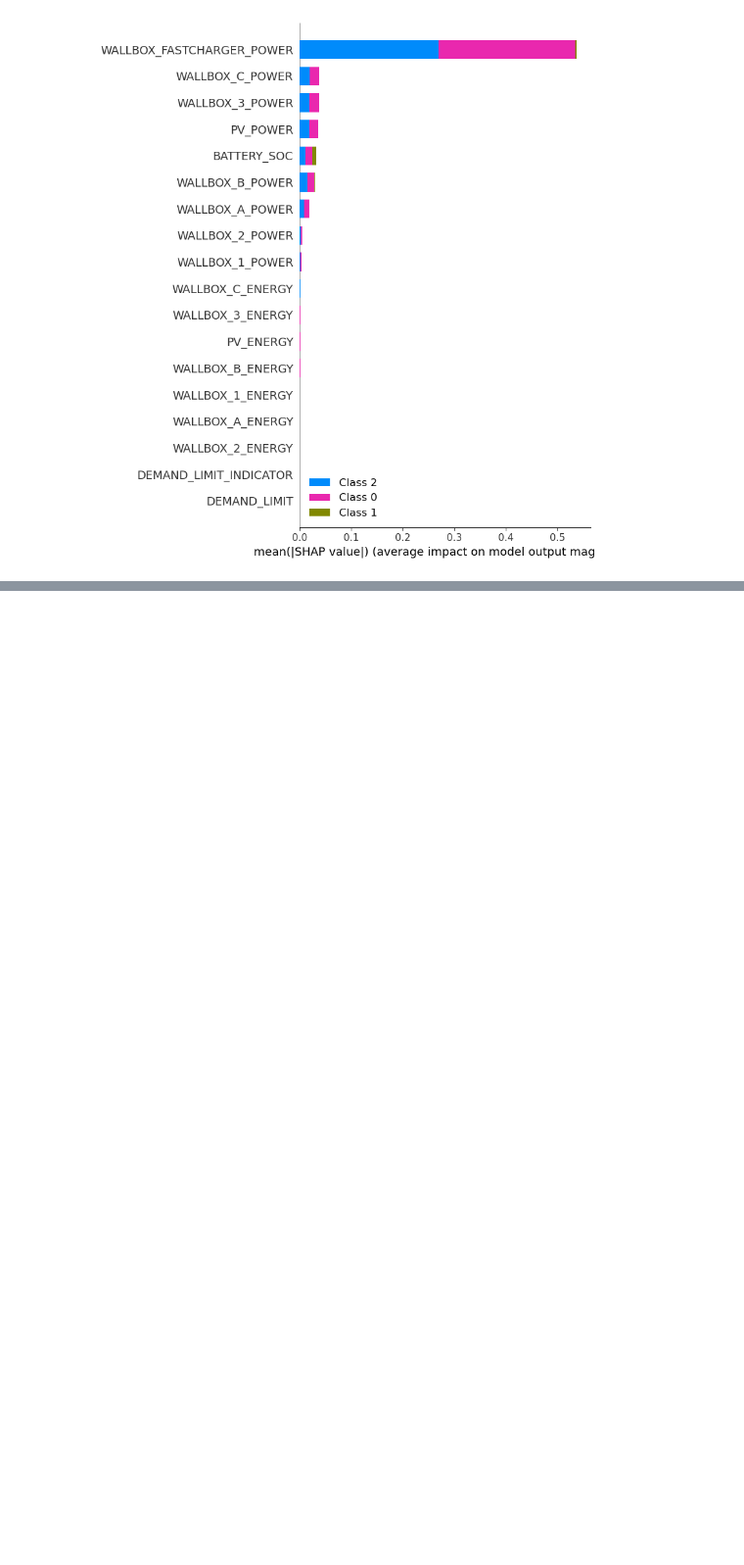
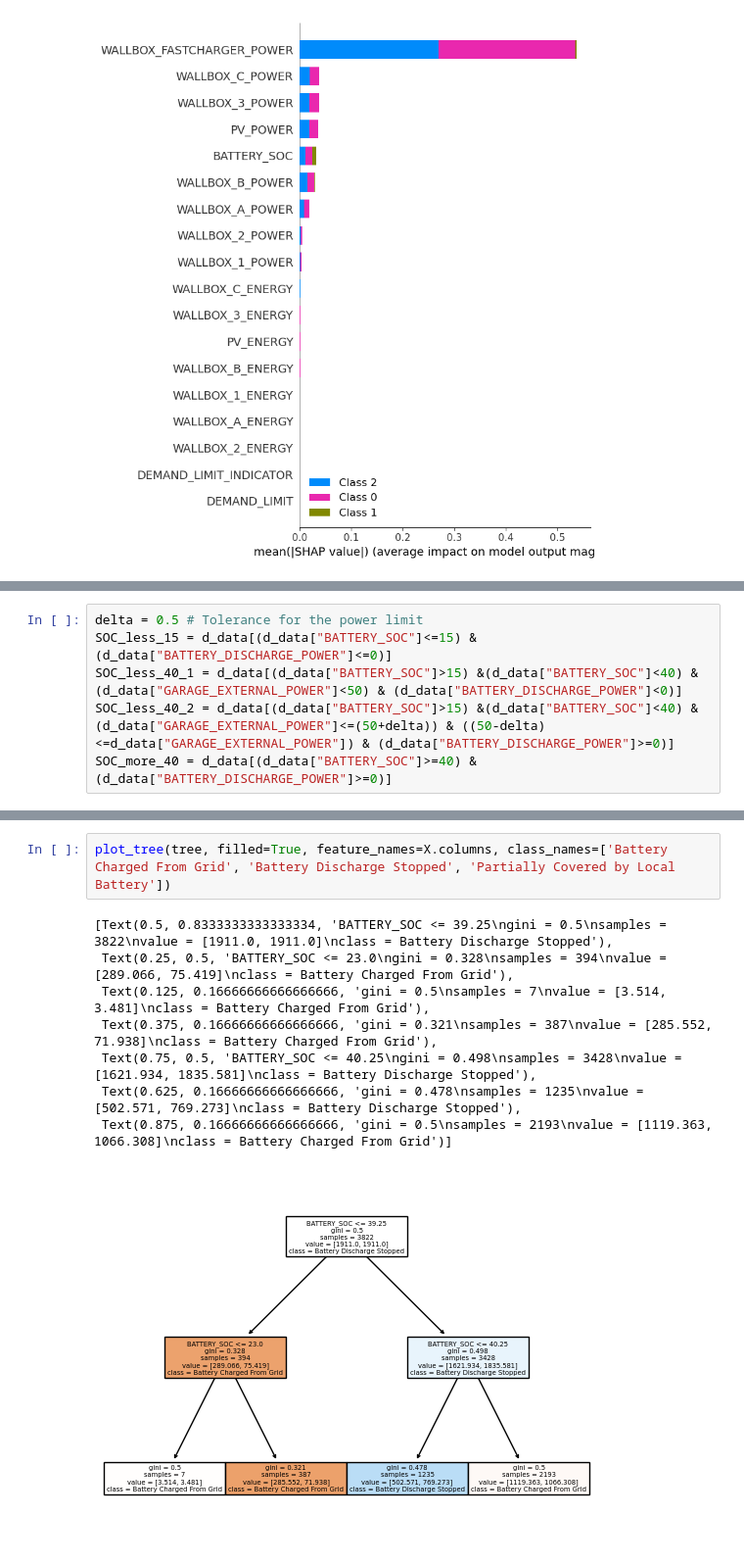
Before and after one commit to SanchoSamba/DS-project, a Jupyter notebook: Urh.ipynb, the cells around one changed output, grey strips where cells are left out. Shown at 98% size. Drawn from its saved outputs; the diff is of its cells as text; blank space fills up the shorter version.

```diff
--- a/Urh.ipynb
+++ b/Urh.ipynb
@@ -542,0 +573,6 @@ Using `tqdm.autonotebook.tqdm` in notebook mode. Use `tqdm.tqdm` instead to forc
+# %%
+delta = 0.5 # Tolerance for the power limit
+SOC_less_15 = d_data[(d_data["BATTERY_SOC"]<=15) & (d_data["BATTERY_DISCHARGE_POWER"]<=0)]
+SOC_less_40_1 = d_data[(d_data["BATTERY_SOC"]>15) &(d_data["BATTERY_SOC"]<40) & (d_data["GARAGE_EXTERNAL_POWER"]<50) & (d_data["BATTERY_DISCHARGE_POWER"]<0)]
+SOC_less_40_2 = d_data[(d_data["BATTERY_SOC"]>15) &(d_data["BATTERY_SOC"]<40) & (d_data["GARAGE_EXTERNAL_POWER"]<=(50+delta)) & ((50-delta)<=d_data["GARAGE_EXTERNAL_POWER"]) & (d_data["BATTERY_DISCHARGE_POWER"]>=0)]
+SOC_more_40 = d_data[(d_data["BATTERY_SOC"]>=40) & (d_data["BATTERY_DISCHARGE_POWER"]>=0)]
@@ -542,0 +705,11 @@ Using `tqdm.autonotebook.tqdm` in notebook mode. Use `tqdm.tqdm` instead to forc
+# %%
+plot_tree(tree, filled=True, feature_names=X.columns, class_names=['Battery Charged From Grid', 'Battery Discharge Stopped', 'Partially Covered by Local Battery'])
+# %% [output]
+[Text(0.5, 0.8333333333333334, 'BATTERY_SOC <= 39.25\ngini = 0.5\nsamples = 3822\nvalue = [1911.0, 1911.0]\nclass = Battery Discharge Stopped'),
+ Text(0.25, 0.5, 'BATTERY_SOC <= 23.0\ngini = 0.328\nsamples = 394\nvalue = [289.066, 75.419]\nclass = Battery Charged From Grid'),
+ Text(0.125, 0.16666666666666666, 'gini = 0.5\nsamples = 7\nvalue = [3.514, 3.481]\nclass = Battery Charged From Grid'),
+ Text(0.375, 0.16666666666666666, 'gini = 0.321\nsamples = 387\nvalue = [285.552, 71.938]\nclass = Battery Charged From Grid'),
+ Text(0.75, 0.5, 'BATTERY_SOC <= 40.25\ngini = 0.498\nsamples = 3428\nvalue = [1621.934, 1835.581]\nclass = Battery Discharge Stopped'),
+ Text(0.625, 0.16666666666666666, 'gini = 0.478\nsamples = 1235\nvalue = [502.571, 769.273]\nclass = Battery Discharge Stopped'),
+ Text(0.875, 0.16666666666666666, 'gini = 0.5\nsamples = 2193\nvalue = [1119.363, 1066.308]\nclass = Battery Charged From Grid')]
+[figure, added]
```
Also changed, not shown: parts of 27 cells of this notebook.
